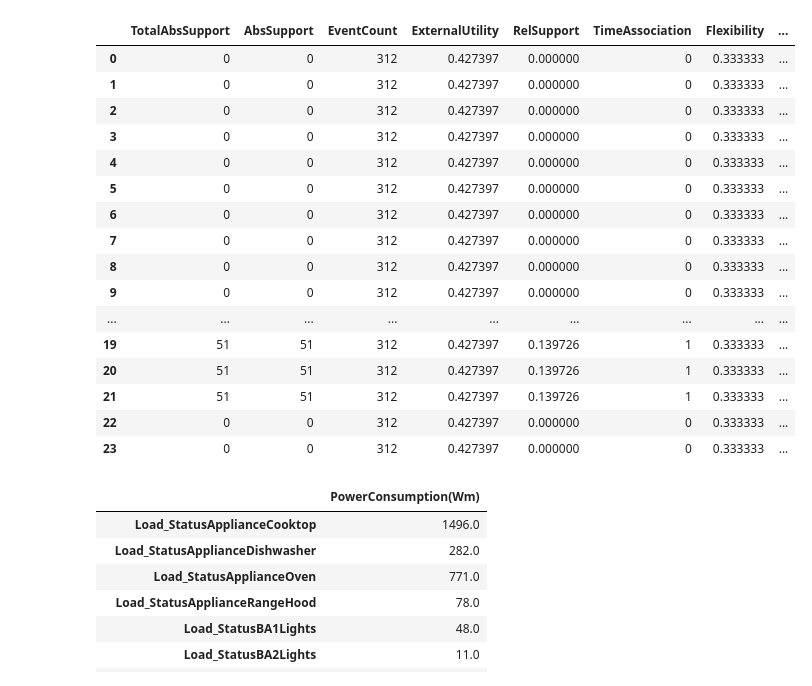
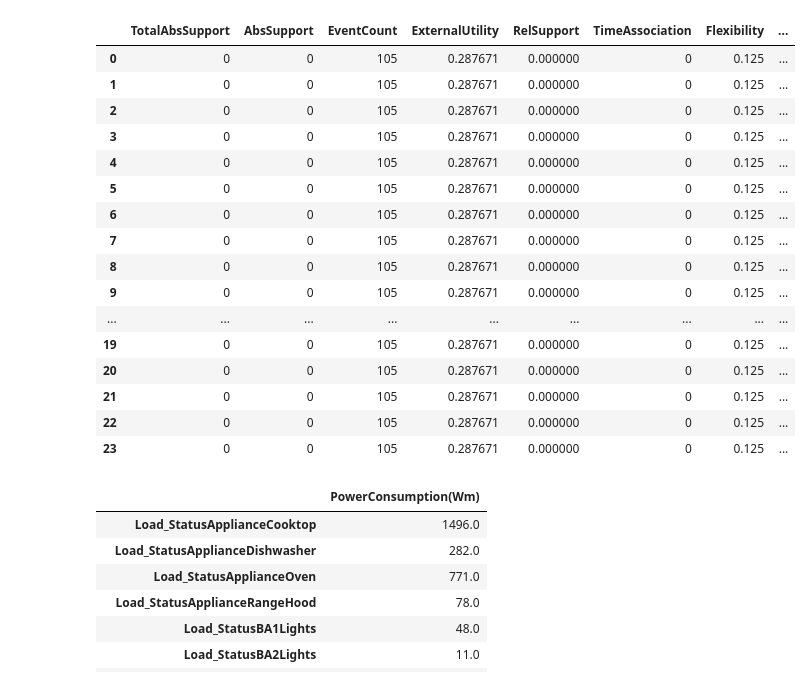
Before and after one commit to christiannielsen98/Datavidenskab-P6, a Jupyter notebook: Project/_07OptimiseConsumption/lifespan_consumption_matrix.ipynb, the cells around one changed output. Drawn from its saved outputs; the diff is of its cells as text; code cells hidden in the pictures.

```diff
--- a/Project/_07OptimiseConsumption/lifespan_consumption_matrix.ipynb
+++ b/Project/_07OptimiseConsumption/lifespan_consumption_matrix.ipynb
@@ -5,4 +5,4 @@ from Project.Database import Db
 from Project._03FeatureSelection.NZERTF_dataframe_redundancy_functions import find_average_power_consumption_per_minute
 from Project._05InferKnowledgeOfRules.infer_rules_functions import SE_time_df, json_to_dataframe
 # %%
-app_stats = SE_time_df(json_to_dataframe(year=2, level=1, with_redundancy=False))
+app_stats = SE_time_df(json_to_dataframe(year=2, level=1, with_redundancy=True))
@@ -27,23 +9,23 @@ app_stats = SE_time_df(json_to_dataframe(year=2, level=1, with_redundancy=False)
 # %%
-app_stats['Load_StatusClothesWasher']
+app_stats['Load_StatusPlugLoadIron']
 # %% [output]
 |  | TotalAbsSupport | AbsSupport | EventCount | ExternalUtility | RelSupport | TimeAssociation | Flexibility | ... |
-| 0 | 0 | 0 | 312 | 0.427397 | 0.000000 | 0 | 0.333333 | ... |
-| 1 | 0 | 0 | 312 | 0.427397 | 0.000000 | 0 | 0.333333 | ... |
-| 2 | 0 | 0 | 312 | 0.427397 | 0.000000 | 0 | 0.333333 | ... |
-| 3 | 0 | 0 | 312 | 0.427397 | 0.000000 | 0 | 0.333333 | ... |
-| 4 | 0 | 0 | 312 | 0.427397 | 0.000000 | 0 | 0.333333 | ... |
-| 5 | 0 | 0 | 312 | 0.427397 | 0.000000 | 0 | 0.333333 | ... |
-| 6 | 0 | 0 | 312 | 0.427397 | 0.000000 | 0 | 0.333333 | ... |
-| 7 | 0 | 0 | 312 | 0.427397 | 0.000000 | 0 | 0.333333 | ... |
-| 8 | 0 | 0 | 312 | 0.427397 | 0.000000 | 0 | 0.333333 | ... |
-| 9 | 0 | 0 | 312 | 0.427397 | 0.000000 | 0 | 0.333333 | ... |
+| 0 | 0 | 0 | 105 | 0.287671 | 0.000000 | 0 | 0.125 | ... |
+| 1 | 0 | 0 | 105 | 0.287671 | 0.000000 | 0 | 0.125 | ... |
+| 2 | 0 | 0 | 105 | 0.287671 | 0.000000 | 0 | 0.125 | ... |
+| 3 | 0 | 0 | 105 | 0.287671 | 0.000000 | 0 | 0.125 | ... |
+| 4 | 0 | 0 | 105 | 0.287671 | 0.000000 | 0 | 0.125 | ... |
+| 5 | 0 | 0 | 105 | 0.287671 | 0.000000 | 0 | 0.125 | ... |
+| 6 | 0 | 0 | 105 | 0.287671 | 0.000000 | 0 | 0.125 | ... |
+| 7 | 0 | 0 | 105 | 0.287671 | 0.000000 | 0 | 0.125 | ... |
+| 8 | 0 | 0 | 105 | 0.287671 | 0.000000 | 0 | 0.125 | ... |
+| 9 | 0 | 0 | 105 | 0.287671 | 0.000000 | 0 | 0.125 | ... |
 | ... | ... | ... | ... | ... | ... | ... | ... | ... |
-| 19 | 51 | 51 | 312 | 0.427397 | 0.139726 | 1 | 0.333333 | ... |
-| 20 | 51 | 51 | 312 | 0.427397 | 0.139726 | 1 | 0.333333 | ... |
-| 21 | 51 | 51 | 312 | 0.427397 | 0.139726 | 1 | 0.333333 | ... |
-| 22 | 0 | 0 | 312 | 0.427397 | 0.000000 | 0 | 0.333333 | ... |
-| 23 | 0 | 0 | 312 | 0.427397 | 0.000000 | 0 | 0.333333 | ... |
+| 19 | 0 | 0 | 105 | 0.287671 | 0.000000 | 0 | 0.125 | ... |
+| 20 | 0 | 0 | 105 | 0.287671 | 0.000000 | 0 | 0.125 | ... |
+| 21 | 0 | 0 | 105 | 0.287671 | 0.000000 | 0 | 0.125 | ... |
+| 22 | 0 | 0 | 105 | 0.287671 | 0.000000 | 0 | 0.125 | ... |
+| 23 | 0 | 0 | 105 | 0.287671 | 0.000000 | 0 | 0.125 | ... |
 # %%
 average_power_consumption_per_minute_df = find_average_power_consumption_per_minute()
 average_power_consumption_per_minute_df
```
Also changed, not shown: parts of 8 cells of this notebook.
